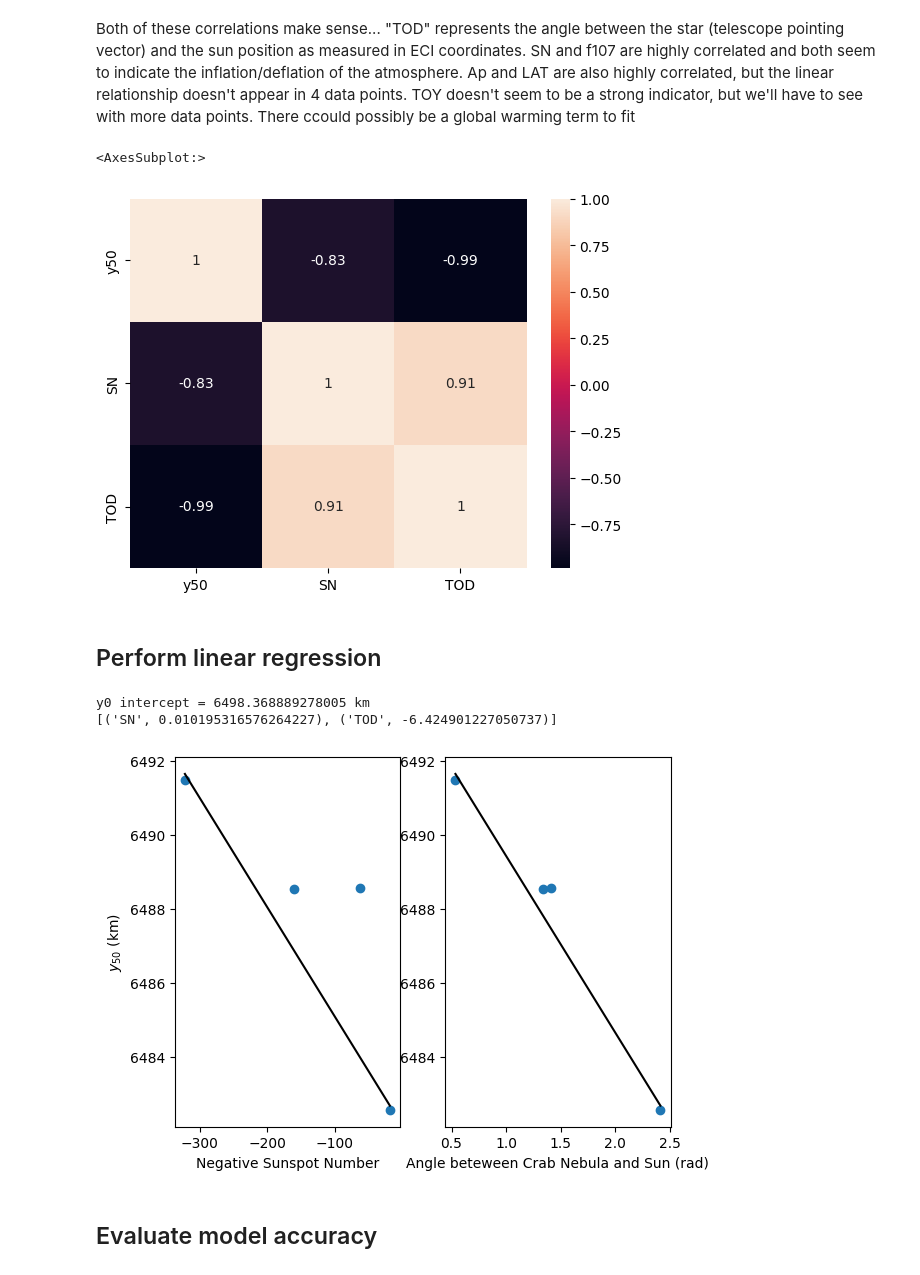
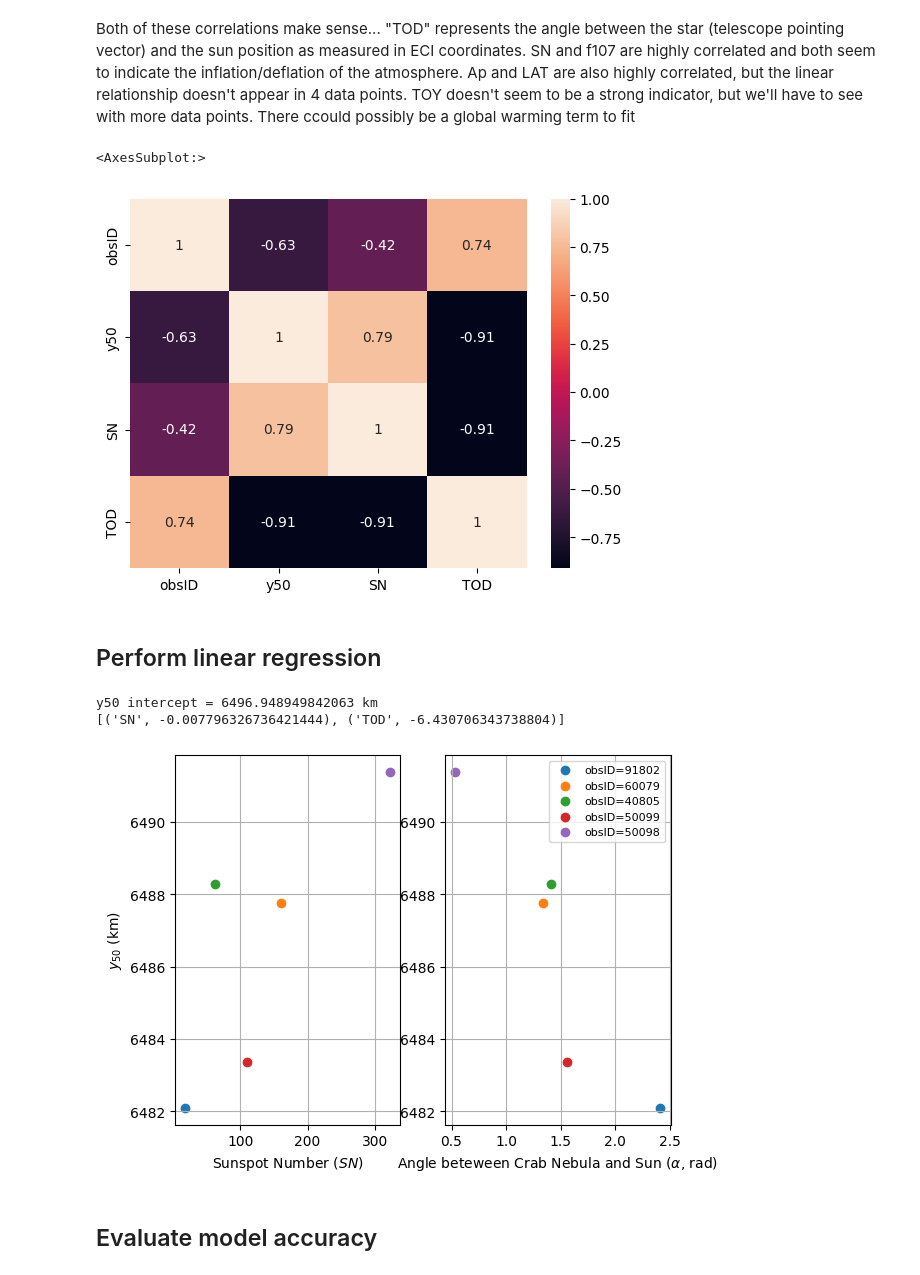
Before and after one commit to nruhl25/HorizonCrossings-project, a Jupyter notebook: HCNM2/AtmosphericDynamicsModel/atmospheric_dynamics_model.ipynb, the cells around one changed output. Cells and saved outputs as stored; diff of their text form; code cells hidden in the pictures.

Commit message:
t50_model and t50_measurement added for RXTE data

```diff
--- a/HCNM2/AtmosphericDynamicsModel/atmospheric_dynamics_model.ipynb
+++ b/HCNM2/AtmosphericDynamicsModel/atmospheric_dynamics_model.ipynb
@@ -38,9 +38,9 @@ def RXTE_fit_h50(obs_dict, e_band_ch, h0_ref, orbit_model="rossi"):
 
     #3) Fit count rate vs h (geocentric tangent altitudes above y0_ref)
     fit_obj = FitAtmosphere(obs_dict, orbit_model, r0_obj,
-                rate_data, time_data, unattenuated_rate)
+                rate_data, time_data, unattenuated_rate, y50_predicted=constants.R_EARTH+100)
 
-    return fit_obj.c_fit, lat
+    return fit_obj.a_fit, fit_obj.b_fit, fit_obj.c_fit, fit_obj.d_fit, lat
 
 # This function calculates the acute angle between the source position and the Sun in ECI cooridnates
 # This angle represents Time of Day in our model
@@ -67,8 +67,8 @@ R_b = constants.R_EARTH + h0_ref  # radius of the reference "body"
 e_band_ch = [7-1, 9]
 
 for obs_dict in all_dicts:
-    h50, LAT = RXTE_fit_h50(obs_dict, e_band_ch, h0_ref)
-    obs_dict['y50'] = R_b + h50   # km
+    a, b, c, d, LAT = RXTE_fit_h50(obs_dict, e_band_ch, h0_ref)
+    obs_dict['y50'] = R_b + (np.arctanh((0.5-d)/a)/b)+c   # km
     obs_dict['TOD'] = calcTOD(obs_dict)
     obs_dict['TOY'] = calcTOY(obs_dict)
     obs_dict['LAT'] = abs(LAT)
@@ -77,13 +77,13 @@ for obs_dict in all_dicts:
 # Results for y50 seem to converge when using h0_ref = 40 - 60 km (above 6371 km)
 # %%
 # Construct data matrix
-params = ['y50', 'SN', 'TOD'] # 'Ap', 'TOY', 'LAT'   # must already be defined as keys in obs_dict
+params = ['obsID', 'y50', 'SN', 'TOD'] # 'Ap', 'TOY', 'LAT'   # must already be defined as keys in obs_dict
 data = np.zeros((len(all_dicts), len(params)))   # for 3 independent variables
 # i'th observation, j'th parameter
 for i, obs_dict in enumerate(all_dicts):
     for j in range(len(params)):
-        if params[j] == 'SN':
-            obs_dict[params[j]] = -1*obs_dict[params[j]]
+        # if params[j] == 'SN':
+            # obs_dict[params[j]] = 1*obs_dict[params[j]]
         data[i,j] = obs_dict[params[j]]
 
 # save as a pandas data frame
@@ -107,45 +108,53 @@ Both of these correlations make sense... "TOD" represents the angle between the
 sns.heatmap(df.corr(), annot=True)
 # %% [output]
 <AxesSubplot:>
-[figure, old version]
+[figure, new version]
 # %% [markdown]
 ## Perform linear regression
 # %%
 from sklearn.linear_model import LinearRegression
 
-x = df[params[1:]]
-y50 = df[params[0]]
+x = df[params[2:]]
+y50 = df[params[1]]
 
 linModel = LinearRegression()
 linModel.fit(x,y50)
-print(f"y0 intercept = {linModel.intercept_} km")
-print(list(zip(params[1:], linModel.coef_)))
+print(f"y50 intercept = {linModel.intercept_} km")
+print(list(zip(params[2:], linModel.coef_)))
 # %% [output]
-y0 intercept = 6498.368889278005 km
-[('SN', 0.010195316576264227), ('TOD', -6.424901227050737)]
+y50 intercept = 6496.948949842063 km
+[('SN', -0.007796326736421444), ('TOD', -6.430706343738804)]
 # %%
 # Creat a larger dataframe to plot the model predictions
-SN_range = np.linspace(min(df['SN']), max(df['SN']), 100)
-TOD_range = np.linspace(min(df['TOD']), max(df['TOD']), 100)
-X_mat = np.column_stack((SN_range, TOD_range)) # matrix of independent variable ranges
-X_df = pd.DataFrame(X_mat, columns=params[1:])
+# SN_range = np.linspace(min(df['SN']), max(df['SN']), 100)
+# TOD_range = np.linspace(min(df['TOD']), max(df['TOD']), 100)
+# X_mat = np.column_stack((SN_range, TOD_range)) # matrix of independent variable ranges
+# X_df = pd.DataFrame(X_mat, columns=params[2:])
 
 # Plot the fits
 
 fig, ax = plt.subplots(1,2)
-ax[0].plot(SN_range, linModel.predict(X_df), 'k')
-ax[0].scatter(df['SN'], df['y50'])
+# ax[0].plot(SN_range, linModel.predict(X_df), 'k')
+for i in range(len(list(df['obsID']))):
+    ax[0].scatter(df['SN'][i], df['y50'][i])
+# ax[0].scatter(df['SN'], df['y50'])
 ax[0].set_ylabel(r"$y_{50}$ (km)")
-ax[0].set_xlabel("Negative Sunspot Number")
+ax[0].set_xlabel("Sunspot Number ($SN$)")
+ax[0].grid()
 
 
-ax[1].plot(TOD_range, linModel.predict(X_df), 'k')
-ax[1].scatter(df['TOD'], df['y50'])
-ax[1].set_xlabel('Angle beteween Crab Nebula and Sun (rad)')
+# ax[1].plot(TOD_range, linModel.predict(X_df), 'k')   # linear trendline
+for i in range(len(list(df['obsID']))):
+    ax[1].scatter(df['TOD'][i], df['y50'][i],label=f"obsID={int(df['obsID'][i])}")
+# ax[1].scatter(df['TOD'], df['y50'])
+ax[1].set_xlabel(r'Angle beteween Crab Nebula and Sun ($\alpha$, rad)')
+ax[1].legend(prop={'size': 8})
+ax[1].grid()
 
-plt.savefig('/Users/nathanielruhl/Desktop/MLR-4RXTE.png')
+# plt.savefig('/Users/nathanielruhl/Desktop/MLR-4RXTE.png')
+# Why does the fit not plot correctly for positive Sunspot number
 # %% [output]
-[figure, old version]
+[figure, new version]
 # %% [markdown]
 ## Evaluate model accuracy
 # %%
```
Also changed, not shown: parts of 4 cells of this notebook, 10 other files.
